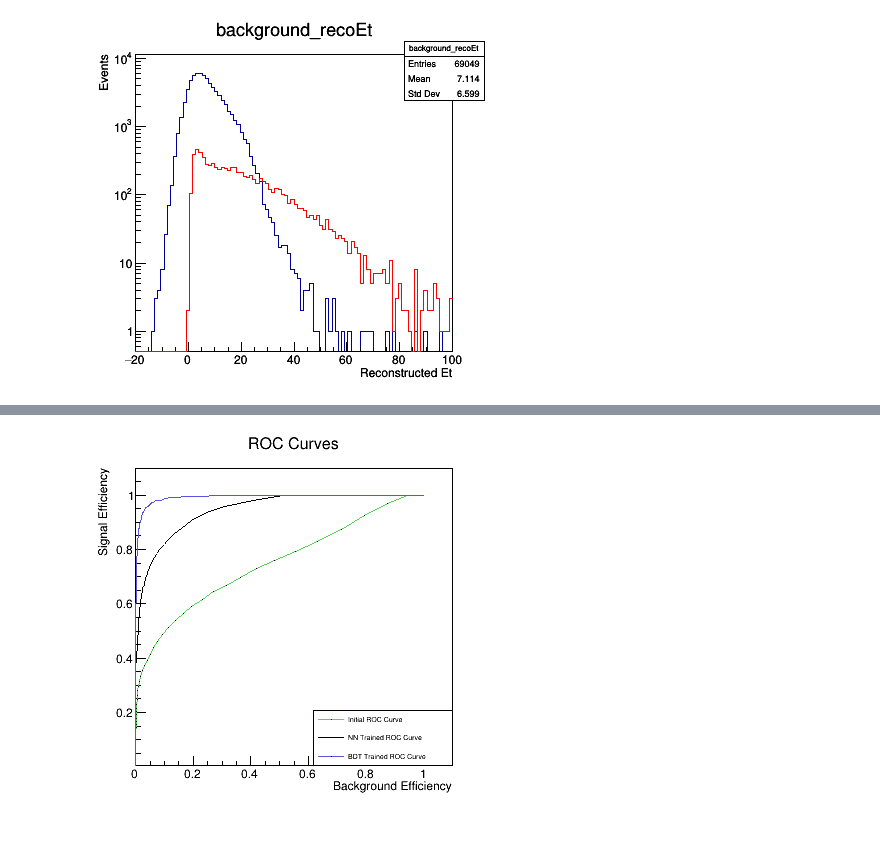
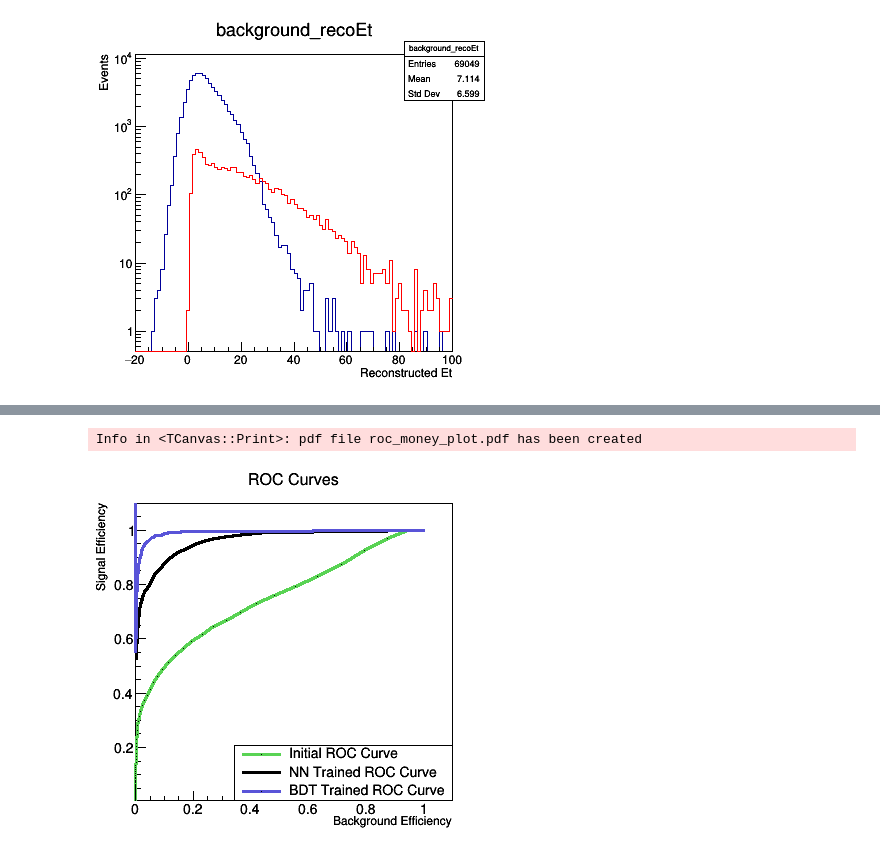
Before and after one commit to gwmyers/campfire_tau_trigger, a Jupyter notebook: TauTriggerPresentation.ipynb, the cells around one changed output, grey strips where cells are left out. Cells and saved outputs as stored; diff of their text form; code cells hidden in the pictures.

Commit message:
some plotting cleanup

```diff
--- a/TauTriggerPresentation.ipynb
+++ b/TauTriggerPresentation.ipynb
@@ -174,8 +224,8 @@ Info in <TCanvas::Print>: pdf file nn_weights.pdf has been created
 # %%
 # Create data for network-trained ROC curves
 
-# Run all training samples through the trained network
-network_outputs = neural_network(Xin)
+# Run all testing samples through the trained network
+network_outputs = neural_network(X_test)
 
 # Create arrays to hold the number of events left after each Et cut
 signal_network_roc_counts = np.zeros(100)
@@ -188,9 +238,9 @@ for i, value in enumerate(network_outputs):
 
     for j in range(100):
         if value > (-0.2 + j*0.01):
-            if all_truth[i] == 1:
+            if test_all_truth[i] == 1:
                 signal_network_roc_counts[j] += 1
-            elif all_truth[i] == 0:
+            elif test_all_truth[i] == 0:
                 background_network_roc_counts[j] += 1
 
 # Convert event counts to efficiencies
@@ -238,28 +270,35 @@ background_bdt_roc_eff = np.insert(background_bdt_roc_eff, 0, 1)
 # %%
+c.SetLogy(0)
 # Plot ROC curves, should make the Y axis linear
 initial_roc_curve = ROOT.TGraph(100, background_roc_eff, signal_roc_eff)
 network_roc_curve = ROOT.TGraph(100, background_network_roc_eff, signal_network_roc_eff)
 bdt_roc_curve = ROOT.TGraph(101, background_bdt_roc_eff, signal_bdt_roc_eff)
 c.Clear()
 initial_roc_curve.Draw()
 initial_roc_curve.SetTitle('ROC Curves')
 initial_roc_curve.SetLineColor(8)
+initial_roc_curve.SetLineWidth(3)
 initial_roc_curve.GetXaxis().SetTitle('Background Efficiency')
 initial_roc_curve.GetYaxis().SetTitle('Signal Efficiency')
-
 network_roc_curve.Draw('l')
 network_roc_curve.SetLineColor(1)
+network_roc_curve.SetLineWidth(3)
 
 bdt_roc_curve.Draw('l')
 bdt_roc_curve.SetLineColor(9)
+bdt_roc_curve.SetLineWidth(3)
 
-legend = ROOT.TLegend(.55, .1, .9, .25)
+#ROOT.gStyle.SetLabelSize(0.04, "XY");
+
+legend = ROOT.TLegend(.35, .1, .9, .25)
+legend.SetTextSize(0.04)
 legend.AddEntry(initial_roc_curve, 'Initial ROC Curve')
 legend.AddEntry(network_roc_curve, 'NN Trained ROC Curve')
 legend.AddEntry(bdt_roc_curve, 'BDT Trained ROC Curve')
 
 legend.Draw()
-
 c.Draw()
+c.SaveAs("roc_money_plot.pdf")
 # %% [output]
+Info in <TCanvas::Print>: pdf file roc_money_plot.pdf has been created
-[figure, old version]
+[figure, new version]
```
Also changed, not shown: parts of 5 cells of this notebook, 1 other file.
